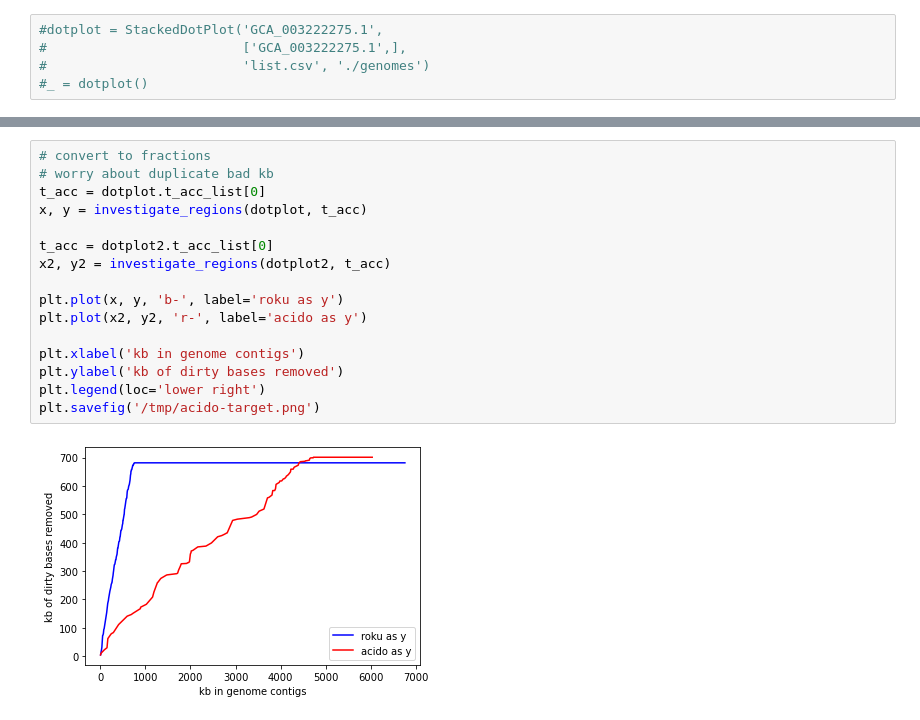
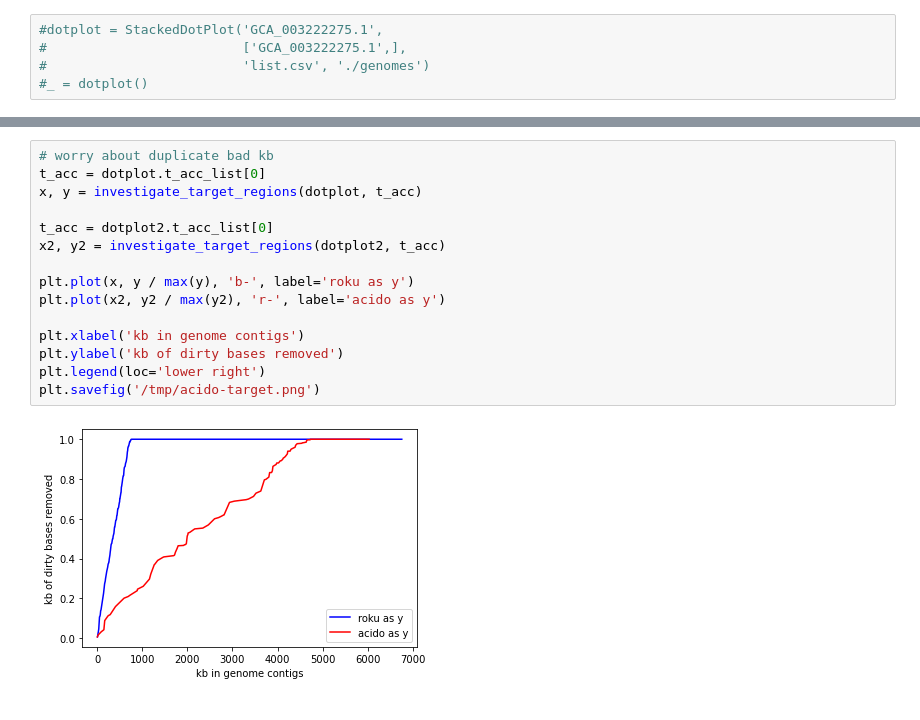
Before and after one commit to ctb/2020-stacked-dot-plots, a Jupyter notebook: single-genome-report.ipynb, the cells around one changed output, grey strips where cells are left out. Saved outputs shown, nothing was run; the diff lists cells and outputs as text.

Commit message:
intermediate working response curve

```diff
--- a/single-genome-report.ipynb
+++ b/single-genome-report.ipynb
@@ -131,18 +165,17 @@ x, y = investigate_regions(dotplot, t_acc)
 # %%
-# convert to fractions
 # worry about duplicate bad kb
 t_acc = dotplot.t_acc_list[0]
-x, y = investigate_regions(dotplot, t_acc)
+x, y = investigate_target_regions(dotplot, t_acc)
 
 t_acc = dotplot2.t_acc_list[0]
-x2, y2 = investigate_regions(dotplot2, t_acc)
+x2, y2 = investigate_target_regions(dotplot2, t_acc)
 
-plt.plot(x, y, 'b-', label='roku as y')
-plt.plot(x2, y2, 'r-', label='acido as y')
+plt.plot(x, y / max(y), 'b-', label='roku as y')
+plt.plot(x2, y2 / max(y2), 'r-', label='acido as y')
 
 plt.xlabel('kb in genome contigs')
 plt.ylabel('kb of dirty bases removed')
 plt.legend(loc='lower right')
 plt.savefig('/tmp/acido-target.png')
 # %% [output]
-[figure, old version]
+[figure, new version]
```
Also changed, not shown: parts of 5 cells of this notebook, 1 other file.
